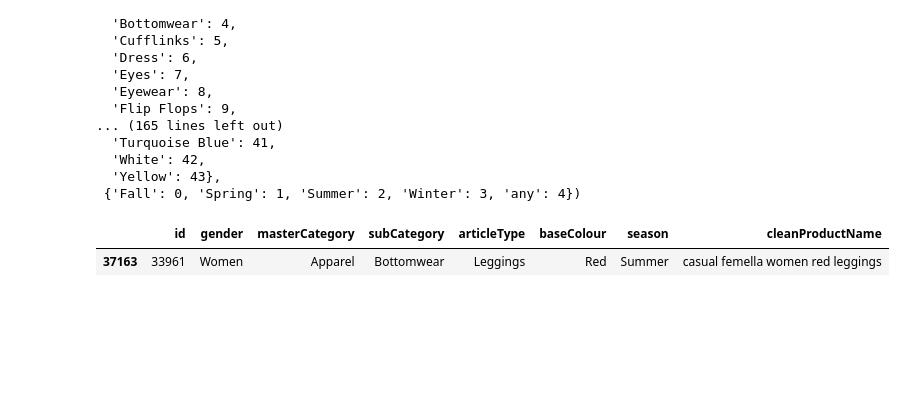
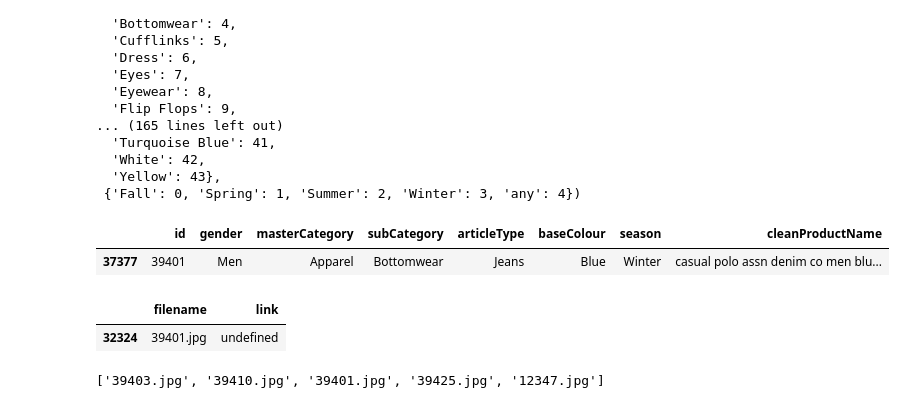
Before and after one commit to nikhil-salodkar/fashion_detection, a Jupyter notebook: notebooks/fashion_product_images_kaggle.ipynb, the cells around one changed output. Saved outputs shown, nothing was run; the diff lists cells and outputs as text; code cells hidden in the pictures; blank space fills up the shorter version.

```diff
--- a/notebooks/fashion_product_images_kaggle.ipynb
+++ b/notebooks/fashion_product_images_kaggle.ipynb
@@ -604,7 +604,18 @@ gender_inv, master_inv, sub_inv, article_inv, color_inv, season_inv
  {'Fall': 0, 'Spring': 1, 'Summer': 2, 'Winter': 3, 'any': 4})
 # %%
 #### Rough work
-styles_df[styles_df.id == 33961]
+styles_df[styles_df.id == 39401]
 # %% [output]
 |  | id | gender | masterCategory | subCategory | articleType | baseColour | season | cleanProductName |
-| 37163 | 33961 | Women | Apparel | Bottomwear | Leggings | Red | Summer | casual femella women red leggings |
+| 37377 | 39401 | Men | Apparel | Bottomwear | Jeans | Blue | Winter | casual polo assn denim co men blu... |
+# %%
+image_df[image_df.filename == '39401.jpg']
+# %% [output]
+|  | filename | link |
+| 32324 | 39401.jpg | undefined |
+# %%
+undefined_files = image_df[image_df.link == 'undefined']['filename']
+undefined_files = list(undefined_files)
+undefined_files
+# %% [output]
+['39403.jpg', '39410.jpg', '39401.jpg', '39425.jpg', '12347.jpg']
```
Also changed, not shown: parts of 6 cells of this notebook, 4 other files.
